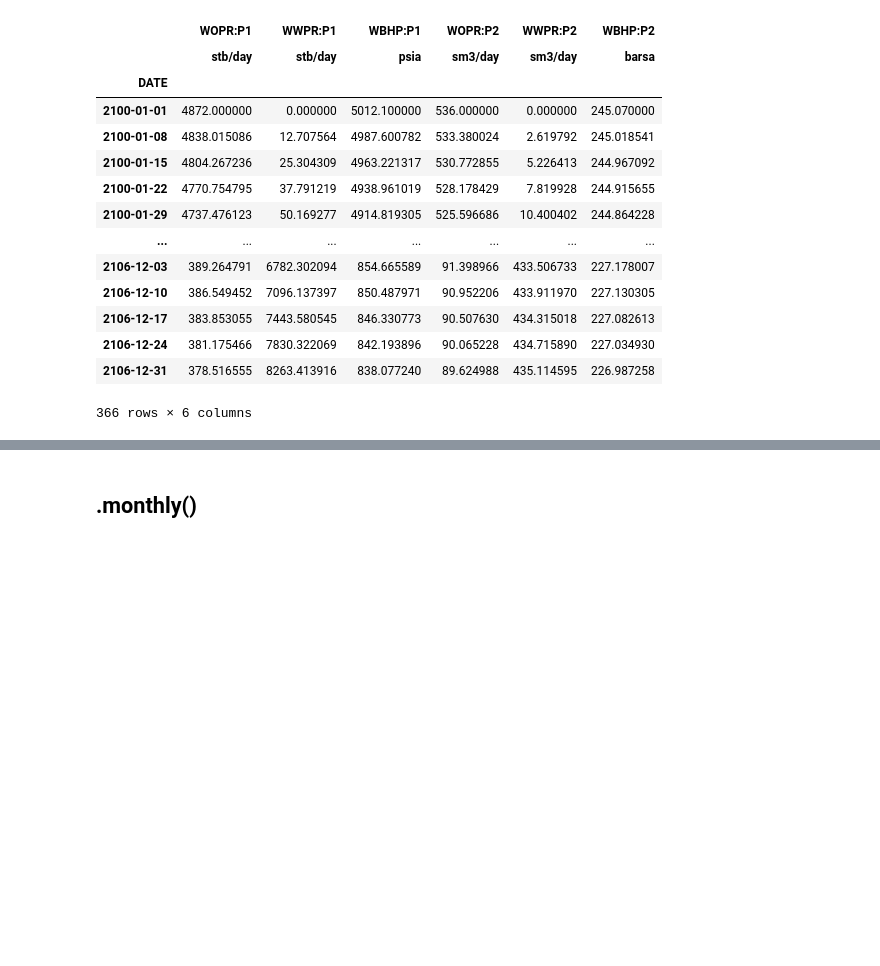
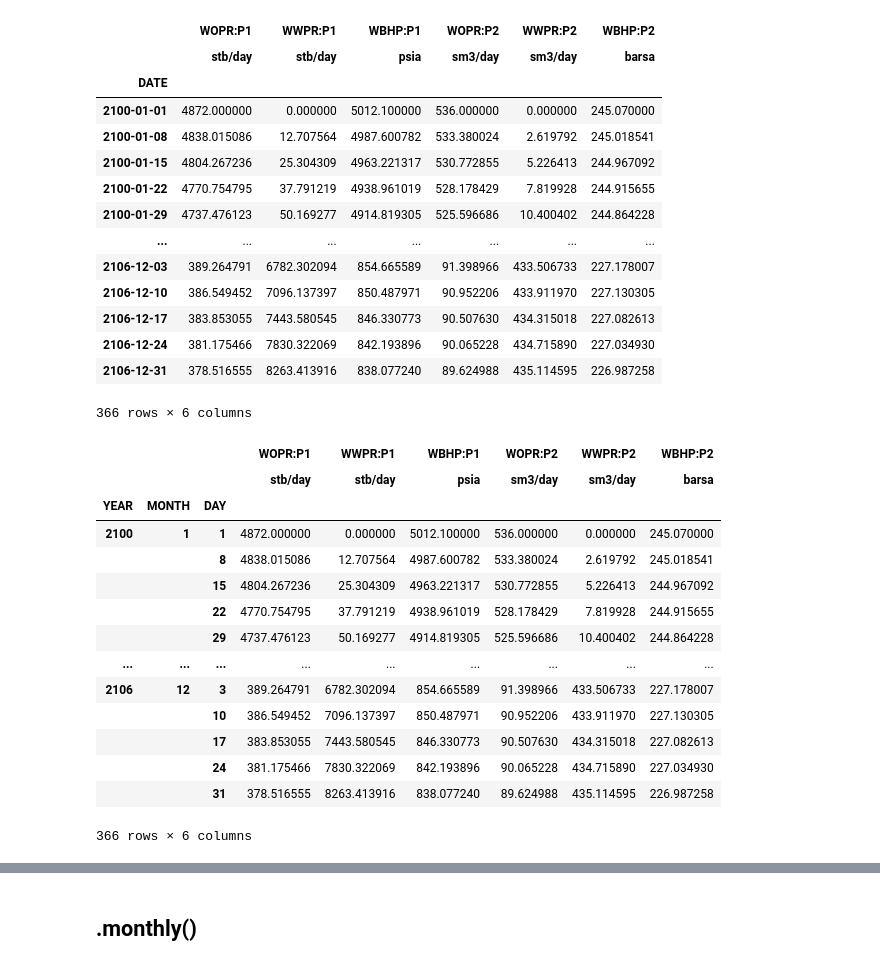
Before and after one commit to ayaranitram/simpandas, a Jupyter notebook: simpandas_demo.ipynb, the cells around one changed output, grey strips where cells are left out. Cells and saved outputs as stored; diff of their text form; code cells hidden in the pictures; blank space fills up the shorter version.

Commit message:
feat: daily/monthly/yearly time aggregation and get_units_string improvements

```diff
--- a/simpandas_demo.ipynb
+++ b/simpandas_demo.ipynb
@@ -69,3 +73,21 @@ sample_prod.daily()
 | 2106-12-24 | 381.175466 | 7830.322069 | 842.193896 | 90.065228 | 434.715890 | 227.034930 |
 | 2106-12-31 | 378.516555 | 8263.413916 | 838.077240 | 89.624988 | 435.114595 | 226.987258 |
 366 rows × 6 columns
+# %%
+sample_prod.daily(datetime_index=False)
+# %% [output]
+|  |  |  | WOPR:P1 | WWPR:P1 | WBHP:P1 | WOPR:P2 | WWPR:P2 | WBHP:P2 |
+|  |  |  | stb/day | stb/day | psia | sm3/day | sm3/day | barsa |
+| YEAR | MONTH | DAY |  |  |  |  |  |  |
+| 2100 | 1 | 1 | 4872.000000 | 0.000000 | 5012.100000 | 536.000000 | 0.000000 | 245.070000 |
+|  |  | 8 | 4838.015086 | 12.707564 | 4987.600782 | 533.380024 | 2.619792 | 245.018541 |
+|  |  | 15 | 4804.267236 | 25.304309 | 4963.221317 | 530.772855 | 5.226413 | 244.967092 |
+|  |  | 22 | 4770.754795 | 37.791219 | 4938.961019 | 528.178429 | 7.819928 | 244.915655 |
+|  |  | 29 | 4737.476123 | 50.169277 | 4914.819305 | 525.596686 | 10.400402 | 244.864228 |
+| ... | ... | ... | ... | ... | ... | ... | ... | ... |
+| 2106 | 12 | 3 | 389.264791 | 6782.302094 | 854.665589 | 91.398966 | 433.506733 | 227.178007 |
+|  |  | 10 | 386.549452 | 7096.137397 | 850.487971 | 90.952206 | 433.911970 | 227.130305 |
+|  |  | 17 | 383.853055 | 7443.580545 | 846.330773 | 90.507630 | 434.315018 | 227.082613 |
+|  |  | 24 | 381.175466 | 7830.322069 | 842.193896 | 90.065228 | 434.715890 | 227.034930 |
+|  |  | 31 | 378.516555 | 8263.413916 | 838.077240 | 89.624988 | 435.114595 | 226.987258 |
+366 rows × 6 columns
```
Also changed, not shown: parts of 38 cells of this notebook, 8 other files.
